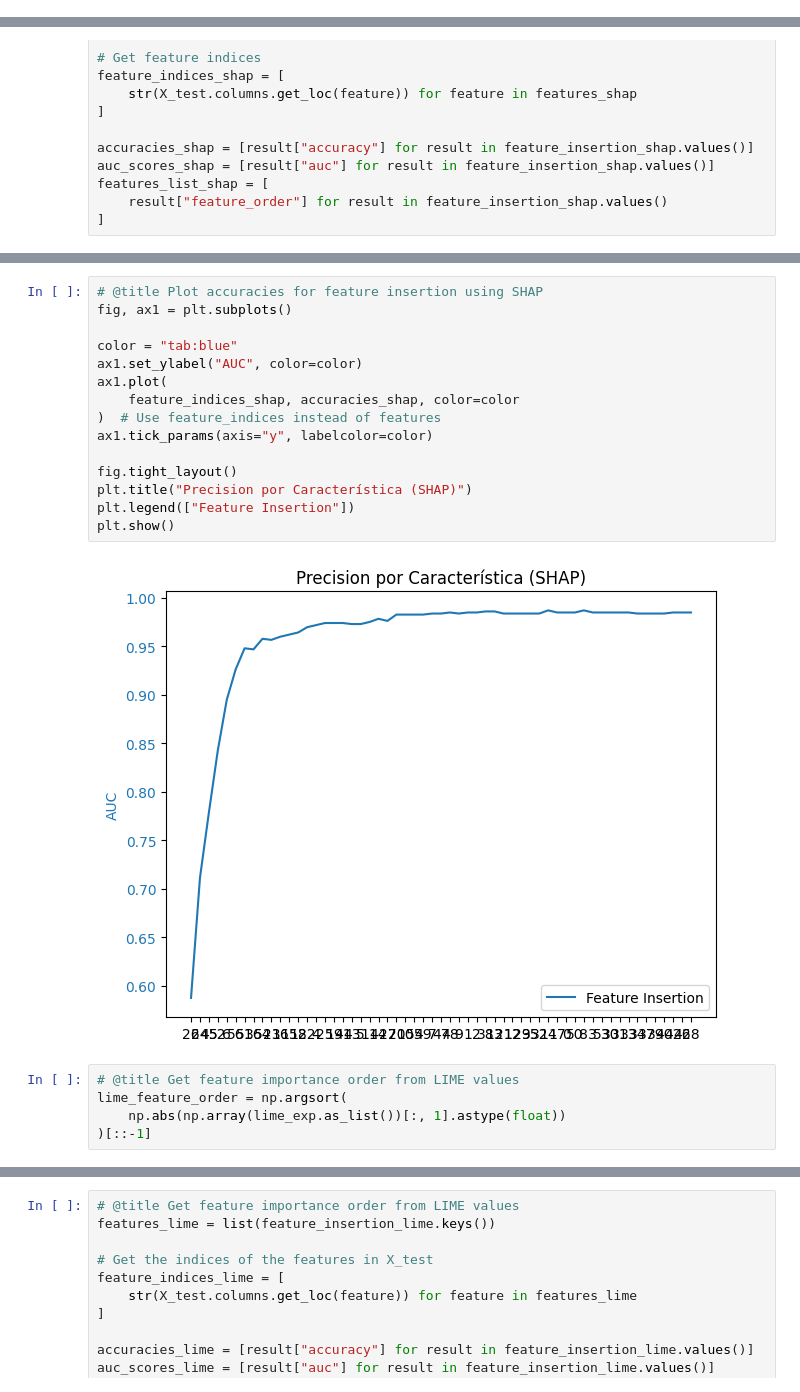
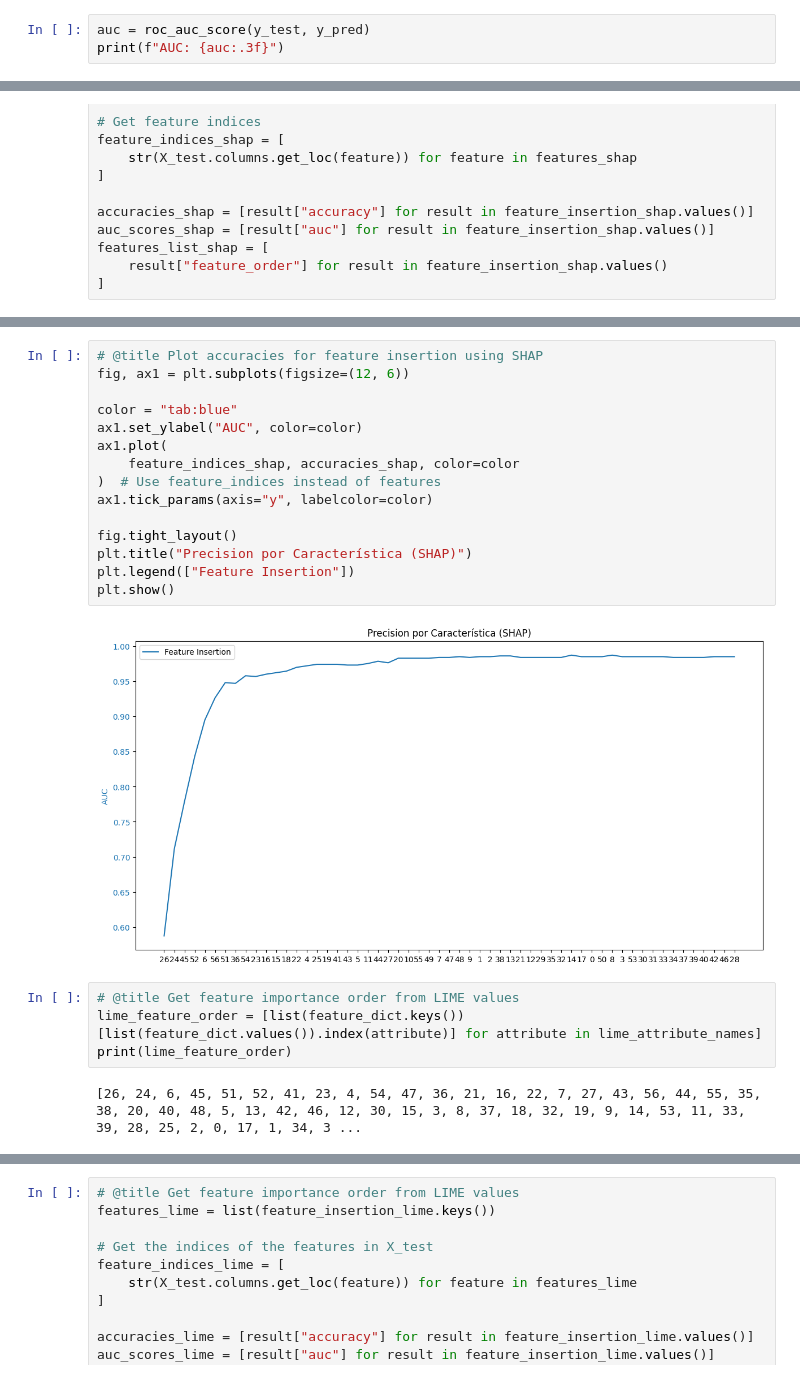
Before and after one commit to DavidGonzalezFernandez/XAI_exercises, a Jupyter notebook: Activities/Activity4/Activity_4.ipynb, the cells around one changed output, grey strips where cells are left out. Saved outputs shown, nothing was run; the diff lists cells and outputs as text.

```diff
--- a/Activities/Activity4/Activity_4.ipynb
+++ b/Activities/Activity4/Activity_4.ipynb
@@ -114,3 +114,6 @@ Accuracy: 0.94
 # @title create shap explainer
 explainer = shap.TreeExplainer(pipa.named_steps["gradientboostingclassifier"])
 shap_values = explainer.shap_values(X_test)
+# %%
+auc = roc_auc_score(y_test, y_pred)
+print(f"AUC: {auc:.3f}")
@@ -263,25 +319,26 @@ plt.show()
 # %%
 # @title Plot accuracies for feature insertion using SHAP
-fig, ax1 = plt.subplots()
+fig, ax1 = plt.subplots(figsize=(12, 6))
 
 color = "tab:blue"
 ax1.set_ylabel("AUC", color=color)
 ax1.plot(
     feature_indices_shap, accuracies_shap, color=color
 )  # Use feature_indices instead of features
 ax1.tick_params(axis="y", labelcolor=color)
 
 fig.tight_layout()
 plt.title("Precision por Característica (SHAP)")
 plt.legend(["Feature Insertion"])
 plt.show()
 # %% [output]
-[figure, old version]
+[figure, new version]
-# %%
-# @title Get feature importance order from LIME values
-lime_feature_order = np.argsort(
-    np.abs(np.array(lime_exp.as_list())[:, 1].astype(float))
-)[::-1]
+# %%
+# @title Get feature importance order from LIME values
+lime_feature_order = [list(feature_dict.keys())[list(feature_dict.values()).index(attribute)] for attribute in lime_attribute_names]
+print(lime_feature_order)
+# %% [output]
+[26, 24, 6, 45, 51, 52, 41, 23, 4, 54, 47, 36, 21, 16, 22, 7, 27, 43, 56, 44, 55, 35, 38, 20, 40, 48, 5, 13, 42, 46, 12, 30, 15, 3, 8, 37, 18, 32, 19, 9, 14, 53, 11, 33, 39, 28, 25, 2, 0, 17, 1, 34, 3 ...
 # %%
 # @title Calculate accuracies for feature insertion using LIME
 print("LIME")
```
Also changed, not shown: parts of 18 cells of this notebook, 1 other file.
